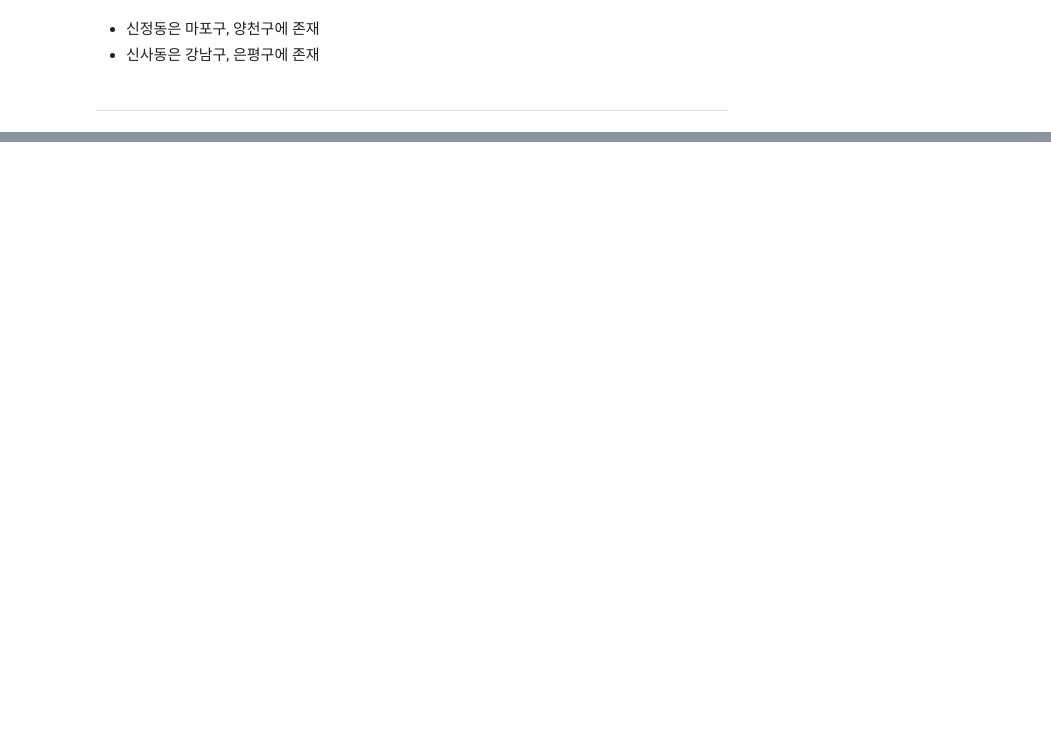
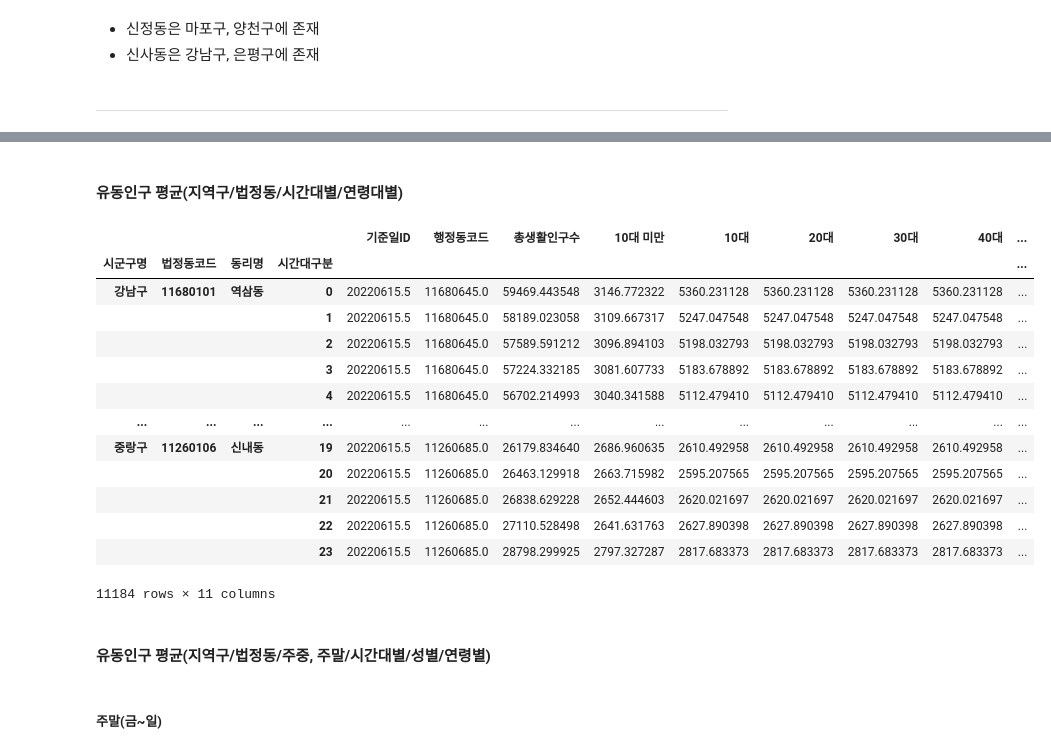
Before and after one commit to choi-aerim/cakd7_class, a Jupyter notebook: 데이터 안심구역/행정동법정동 리코딩.ipynb, the cells around one changed output, grey strips where cells are left out. Saved outputs shown, nothing was run; the diff lists cells and outputs as text; code cells hidden in the pictures; blank space fills up the shorter version.

```diff
--- a/데이터 안심구역/행정동법정동 리코딩.ipynb
+++ b/데이터 안심구역/행정동법정동 리코딩.ipynb
@@ -242,0 +468,4 @@ df2_need
+# %%
+move_df_map = pd.merge(move_df_age, df2_count[['시군구명','행정동코드','읍면동명','법정동코드','동리명','법정동개수']], how = 'left')
+move_df_map = move_df_map[['기준일ID','시간대구분','시군구명','행정동코드','읍면동명','법정동코드','동리명','법정동개수','총생활인구수', '10대 미만', '10대', '20대', '30대',
+       '40대', '50대', '60대', '70대 이상']]
@@ -242,0 +488,3 @@ df2_need
+# %%
+move_df_map.iloc[:,8:] = move_df_map.iloc[:,8:].apply(lambda x: x/move_df_map.iloc[:,7])
+move_df_map
@@ -242,0 +552,3 @@ df2_need
+# %%
+move_df_map.drop('법정동개수', axis = 1, inplace = True)
+move_df_map
@@ -242,0 +599,24 @@ df2_need
+# %% [markdown]
+#### 유동인구 평균(지역구/법정동/시간대별/연령대별)
+# %%
+move_df_clean_mean = move_df_map.groupby(by = ['시군구명','법정동코드','동리명','시간대구분']).mean()
+move_df_clean_mean
+# %% [output]
+|  |  |  |  | 기준일ID | 행정동코드 | 총생활인구수 | 10대 미만 | 10대 | 20대 | 30대 | 40대 | ... |
+| 시군구명 | 법정동코드 | 동리명 | 시간대구분 |  |  |  |  |  |  |  |  | ... |
+| 강남구 | 11680101 | 역삼동 | 0 | 20220615.5 | 11680645.0 | 59469.443548 | 3146.772322 | 5360.231128 | 5360.231128 | 5360.231128 | 5360.231128 | ... |
+|  |  |  | 1 | 20220615.5 | 11680645.0 | 58189.023058 | 3109.667317 | 5247.047548 | 5247.047548 | 5247.047548 | 5247.047548 | ... |
+|  |  |  | 2 | 20220615.5 | 11680645.0 | 57589.591212 | 3096.894103 | 5198.032793 | 5198.032793 | 5198.032793 | 5198.032793 | ... |
+|  |  |  | 3 | 20220615.5 | 11680645.0 | 57224.332185 | 3081.607733 | 5183.678892 | 5183.678892 | 5183.678892 | 5183.678892 | ... |
+|  |  |  | 4 | 20220615.5 | 11680645.0 | 56702.214993 | 3040.341588 | 5112.479410 | 5112.479410 | 5112.479410 | 5112.479410 | ... |
+| ... | ... | ... | ... | ... | ... | ... | ... | ... | ... | ... | ... | ... |
+| 중랑구 | 11260106 | 신내동 | 19 | 20220615.5 | 11260685.0 | 26179.834640 | 2686.960635 | 2610.492958 | 2610.492958 | 2610.492958 | 2610.492958 | ... |
+|  |  |  | 20 | 20220615.5 | 11260685.0 | 26463.129918 | 2663.715982 | 2595.207565 | 2595.207565 | 2595.207565 | 2595.207565 | ... |
+|  |  |  | 21 | 20220615.5 | 11260685.0 | 26838.629228 | 2652.444603 | 2620.021697 | 2620.021697 | 2620.021697 | 2620.021697 | ... |
+|  |  |  | 22 | 20220615.5 | 11260685.0 | 27110.528498 | 2641.631763 | 2627.890398 | 2627.890398 | 2627.890398 | 2627.890398 | ... |
+|  |  |  | 23 | 20220615.5 | 11260685.0 | 28798.299925 | 2797.327287 | 2817.683373 | 2817.683373 | 2817.683373 | 2817.683373 | ... |
+11184 rows × 11 columns
+# %% [markdown]
+#### 유동인구 평균(지역구/법정동/주중, 주말/시간대별/성별/연령별)
+# %% [markdown]
+##### 주말(금~일)
```
Also changed, not shown: parts of 70 cells of this notebook, 3 other files.
